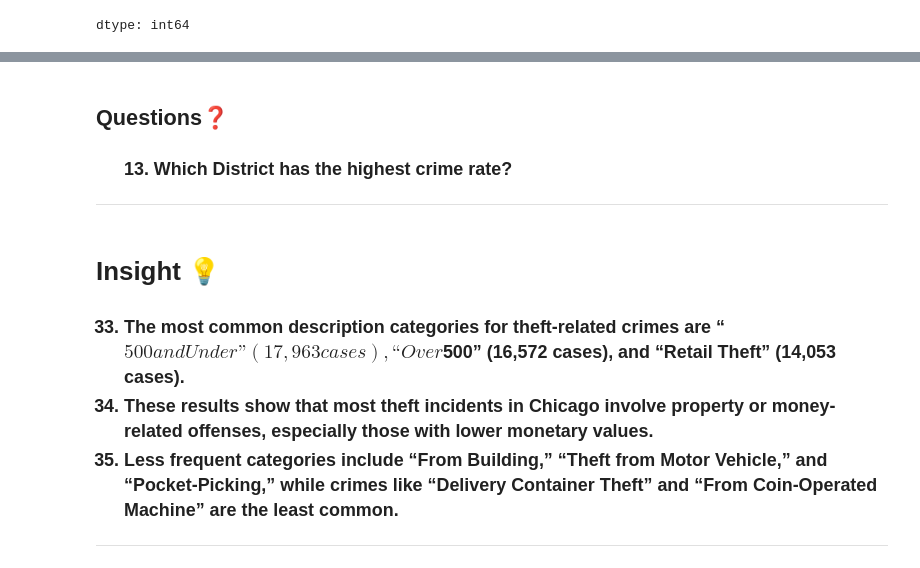
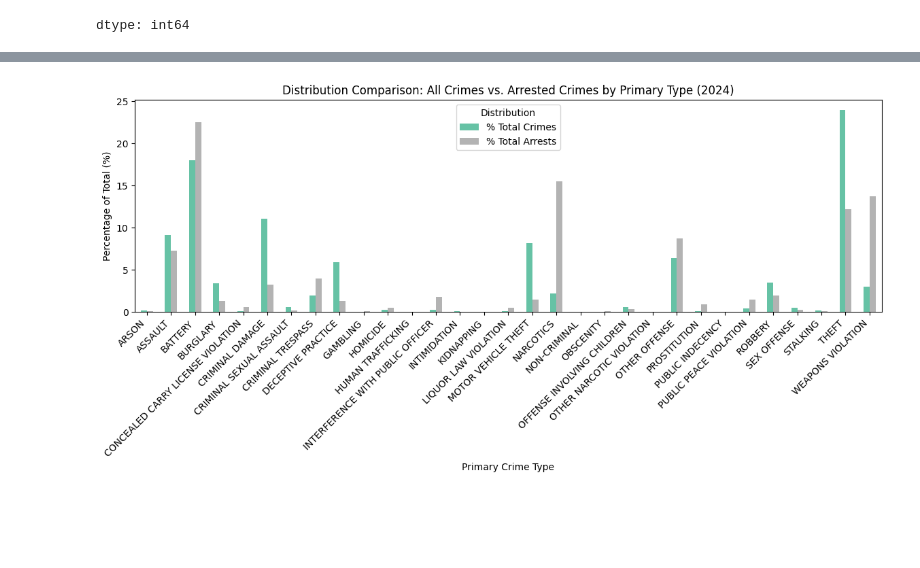
Before and after one commit to Jon-markus/ELEC03_DeVilla_HANDS_ON_MIDTERM, a Jupyter notebook: MidTerm Hands_On_De Villa.ipynb, the cells around one changed output, grey strips where cells are left out. Drawn from its saved outputs; the diff is of its cells as text; code cells hidden in the pictures; blank space fills up the shorter version.

```diff
--- a/MidTerm Hands_On_De Villa.ipynb
+++ b/MidTerm Hands_On_De Villa.ipynb
@@ -571,14 +507,32 @@ dtype: int64
-# %% [markdown]
-<h2><b>Questions❓</b></h2>
-<ul><h3>13. Which District has the highest crime rate? </h3></ul>
-<hr>
-# %% [markdown]
-# **Insight 💡**
-
-<ol start = 33><h3>
-    <li>  The most common description categories for theft-related crimes are <b> “$500 and Under” (17,963 cases), “Over $500” (16,572 cases), and “Retail Theft” (14,053 cases)</b>. </li>
-    <li>These results show that most theft incidents in Chicago involve property or money-related offenses, especially those with lower monetary values. </li>
-    <li> Less frequent categories include “From Building,” “Theft from Motor Vehicle,” and “Pocket-Picking,” while crimes like “Delivery Container Theft” and “From Coin-Operated Machine” are the least common.</li>
-    </h3>
-    </ol>
-  <hr>
+# %%
+total_crimes_by_type = year_2024['Primary Type'].value_counts()
+
+arrests_2024 = year_2024[year_2024['Arrest'] == True]
+arrests_by_type = arrests_2024['Primary Type'].value_counts()
+
+comparison_df = pd.DataFrame({
+    'Total Crimes': total_crimes_by_type,
+    'Total Arrests': arrests_by_type
+}).fillna(0)
+
+comparison_df['% Total Crimes'] = (comparison_df['Total Crimes'] / comparison_df['Total Crimes'].sum()) * 100
+comparison_df['% Total Arrests'] = (comparison_df['Total Arrests'] / comparison_df['Total Arrests'].sum()) * 100
+
+
+plot_df = comparison_df[['% Total Crimes', '% Total Arrests']]
+
+
+plot_df.plot(
+    kind='bar',
+    figsize=(12, 6),
+    colormap="Set2"
+)
+plt.title('Distribution Comparison: All Crimes vs. Arrested Crimes by Primary Type (2024)')
+plt.ylabel('Percentage of Total (%)')
+plt.xlabel('Primary Crime Type')
+plt.xticks(rotation=45, ha='right')
+plt.legend(title='Distribution')
+plt.tight_layout()
+plt.show()
+# %% [output]
+[figure, added]
```
Also changed, not shown: parts of 27 cells of this notebook.
